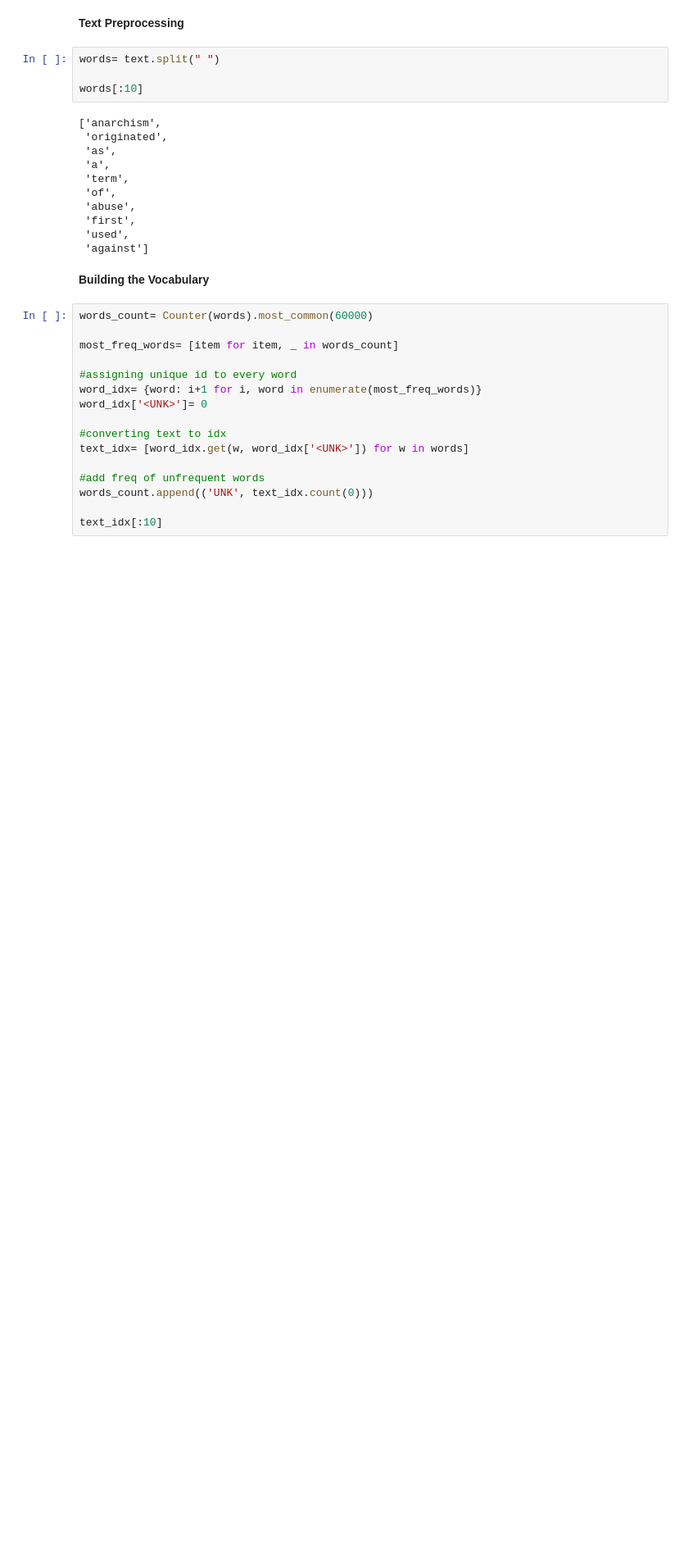
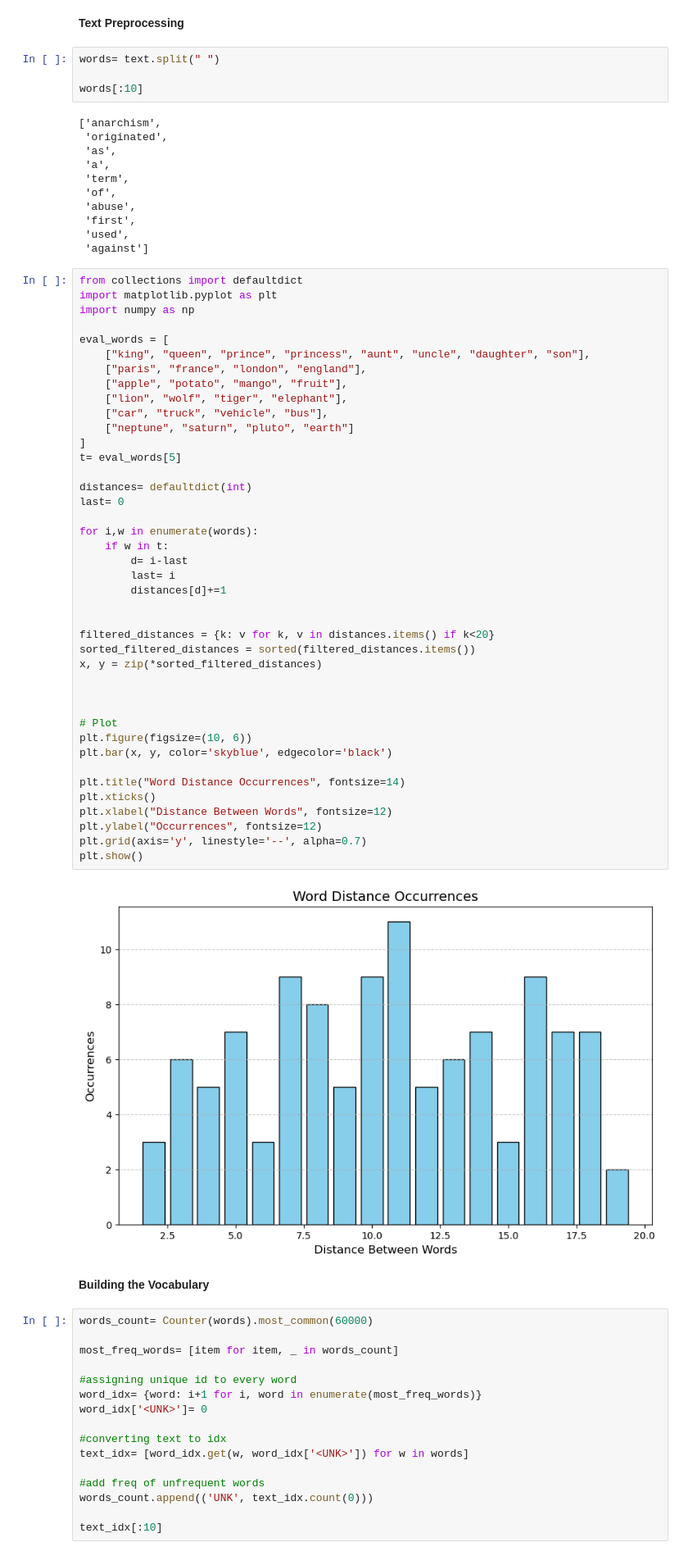
Before and after one commit to jankocodes/NLP-MiniProject1, a Jupyter notebook: MiniProject1.ipynb, the cells around one changed output. Shown: that part at 82% size. Cells and saved outputs as stored; diff of their text form; blank space fills up the shorter version.

```diff
--- a/MiniProject1.ipynb
+++ b/MiniProject1.ipynb
@@ -30,6 +27,49 @@ words[:10]
  'first',
  'used',
  'against']
+# %%
+from collections import defaultdict
+import matplotlib.pyplot as plt
+import numpy as np
+
+eval_words = [
+    ["king", "queen", "prince", "princess", "aunt", "uncle", "daughter", "son"],
+    ["paris", "france", "london", "england"],
+    ["apple", "potato", "mango", "fruit"],
+    ["lion", "wolf", "tiger", "elephant"],
+    ["car", "truck", "vehicle", "bus"],
+    ["neptune", "saturn", "pluto", "earth"]
+]
+t= eval_words[5]
+
+distances= defaultdict(int)
+last= 0
+
+for i,w in enumerate(words):
+    if w in t:
+        d= i-last
+        last= i
+        distances[d]+=1
+
+
+filtered_distances = {k: v for k, v in distances.items() if k<20}
+sorted_filtered_distances = sorted(filtered_distances.items())
+x, y = zip(*sorted_filtered_distances)
+
+
+
+# Plot
+plt.figure(figsize=(10, 6))
+plt.bar(x, y, color='skyblue', edgecolor='black')
+
+plt.title("Word Distance Occurrences", fontsize=14)
+plt.xticks()
+plt.xlabel("Distance Between Words", fontsize=12)
+plt.ylabel("Occurrences", fontsize=12)
+plt.grid(axis='y', linestyle='--', alpha=0.7)
+plt.show()
+# %% [output]
+[figure, added]
 # %% [markdown]
 **Building the Vocabulary**
 # %%
```
Also changed, not shown: parts of 11 cells of this notebook, 5 other files.
